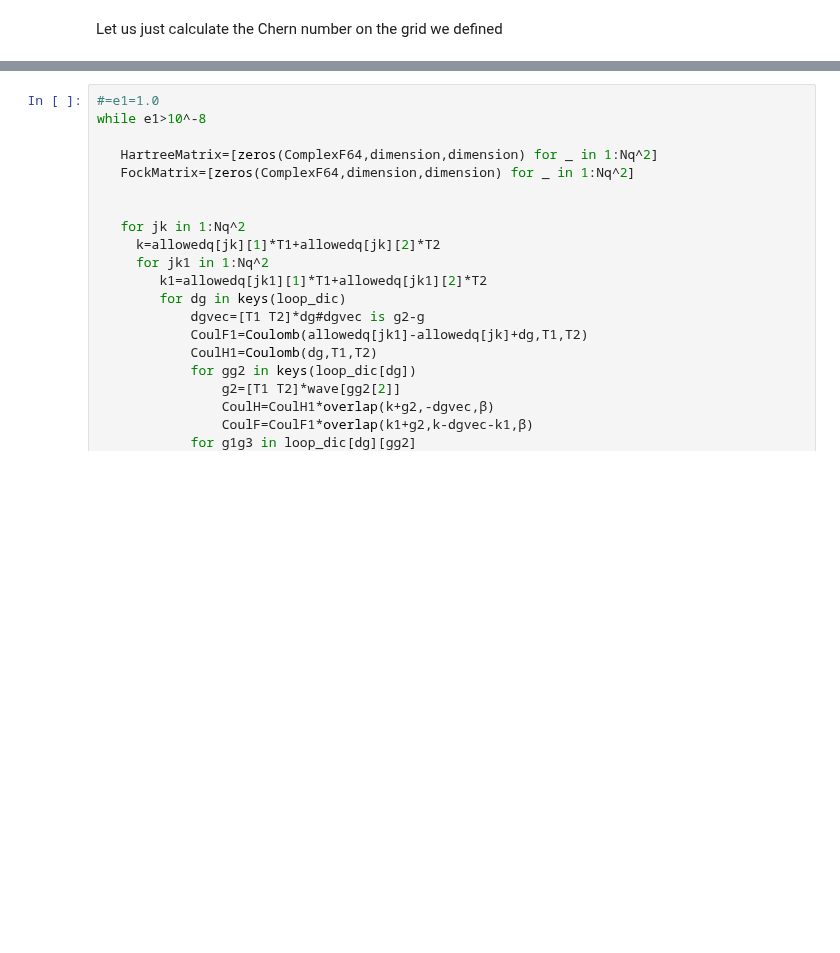
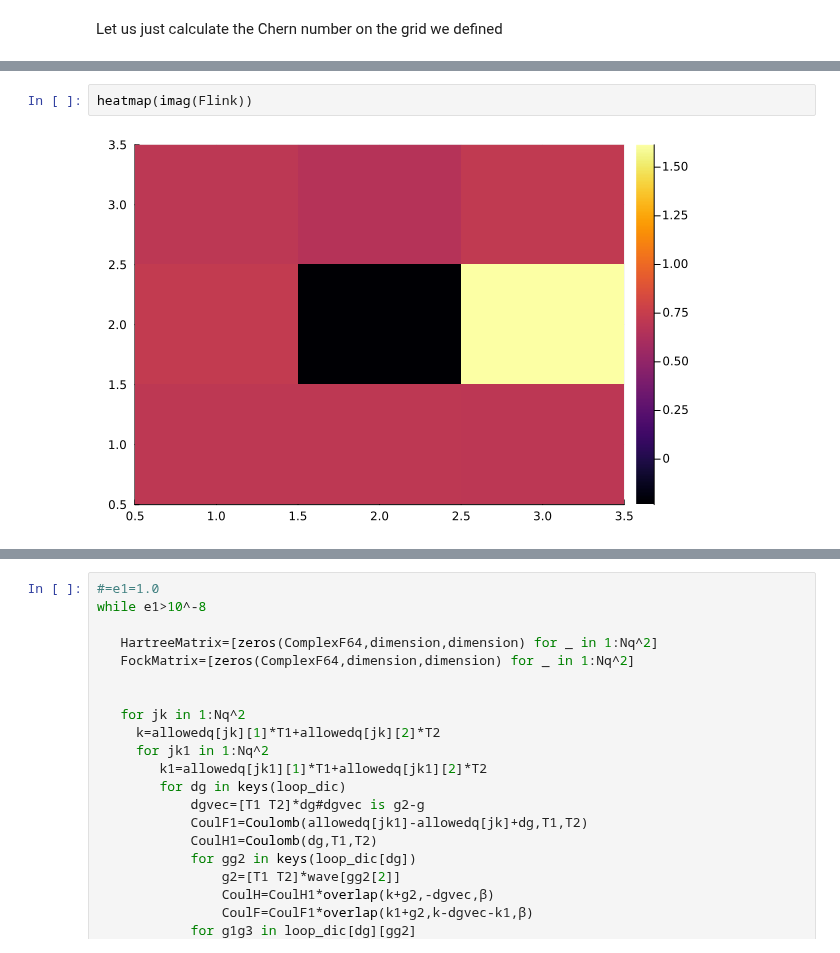
Before and after one commit to ttx002000/HF_Moire, a Jupyter notebook: primecode.ipynb, the cells around one changed output, grey strips where cells are left out. Drawn from its saved outputs; the diff is of its cells as text; blank space fills up the shorter version.

```diff
--- a/primecode.ipynb
+++ b/primecode.ipynb
@@ -397,3 +409,7 @@ chern=sum(Flink)/(2*π*im)
+# %%
+heatmap(imag(Flink))
+# %% [output]
+[figure, added]
 # %%
 println(Flink)
 # %% [output]
```
Also changed, not shown: parts of 9 cells of this notebook, 4 other files.
